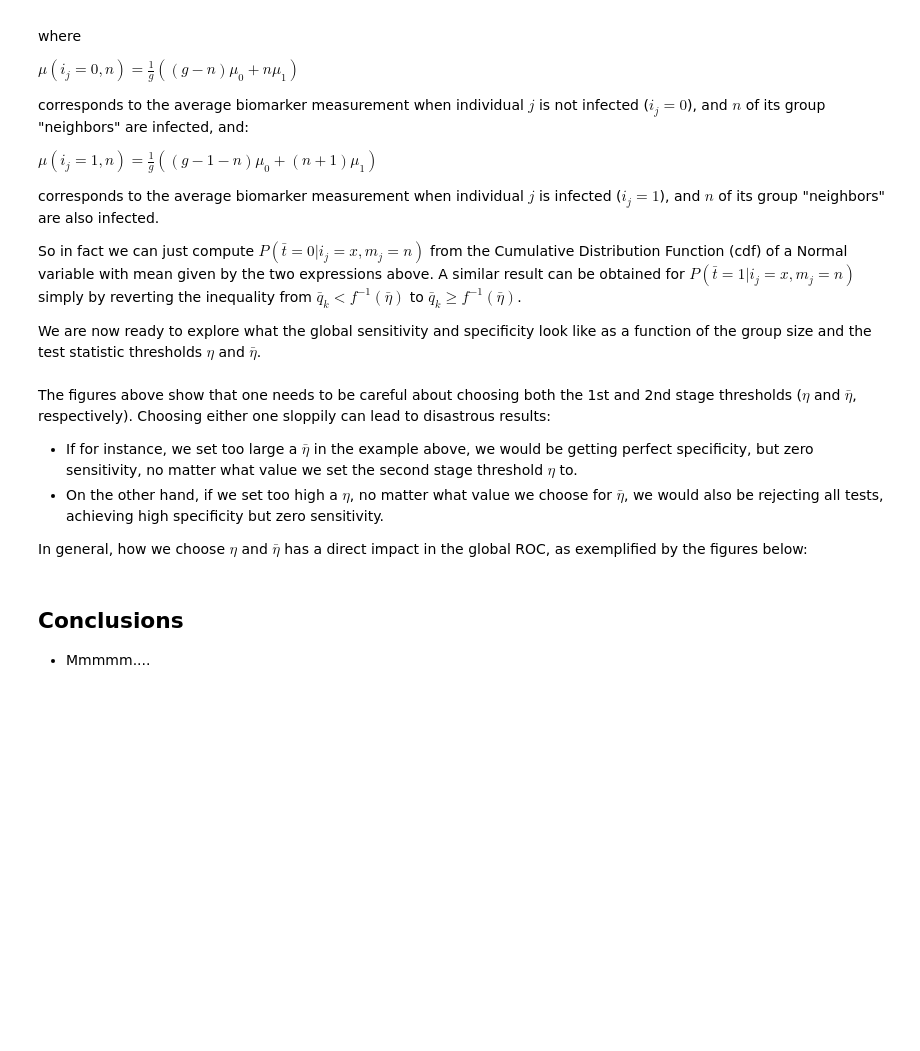
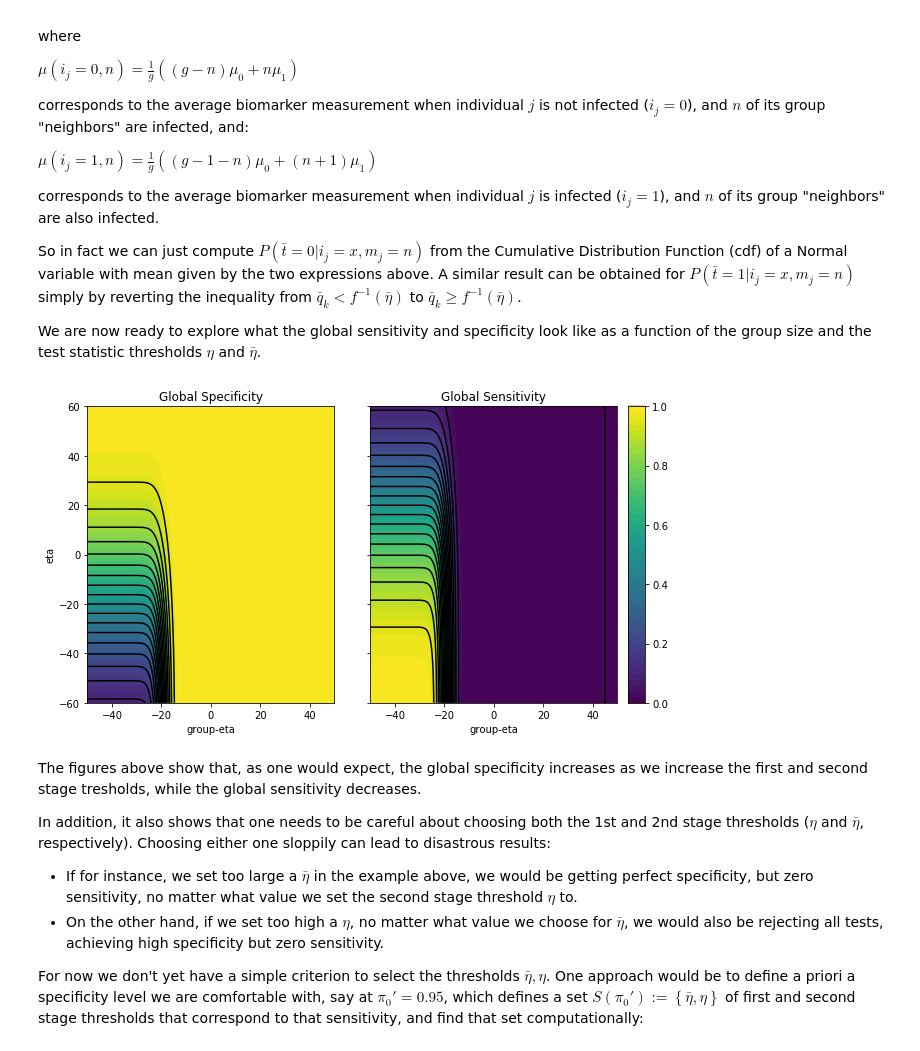
Before and after one commit to atibaup/group-testing, a Jupyter notebook: notebooks/1_group_testing_with_uncertainty.ipynb, the cells around one changed output. Cells and saved outputs as stored; diff of their text form; code cells hidden in the pictures; blank space fills up the shorter version.

```diff
--- a/notebooks/1_group_testing_with_uncertainty-v2.ipynb
+++ b/notebooks/1_group_testing_with_uncertainty.ipynb
@@ -468,33 +469,51 @@ specificities = global_specificity(group_eta_choices, eta_choices, mu_0, mu_1, s
 # %%
+mu_0 = -20
+mu_1 = 20
+sigma_q = 30
+eta_choices = np.linspace(-60, 60, 500)
+group_eta_choices = np.linspace(-50, 50, 300)
+group_sizes = 10
+p = 1e-2
+
+sensitivities = global_sensitivity(group_eta_choices, eta_choices, mu_0, mu_1, sigma_q, group_size, p)
+specificities = global_specificity(group_eta_choices, eta_choices, mu_0, mu_1, sigma_q, group_size, p)
+
 from mpl_toolkits.axes_grid1 import ImageGrid
 
 fig = plt.figure(figsize=(10, 20))
 
 grid = ImageGrid(fig, 111,
                  nrows_ncols=(1,2),
                  axes_pad=0.5,
                  share_all=True,
                  cbar_location="right",
                  cbar_mode="single",
                  cbar_size="7%",
                  cbar_pad=0.15)
 
-grid[0].imshow(specificities, vmin=0, vmax=1)
-im=grid[1].imshow(sensitivities, vmin=0, vmax=1)
+im=grid[0].contourf(group_eta_choices, eta_choices,specificities, levels=50, vmin=0, vmax=1)
+grid[0].contour(group_eta_choices, eta_choices, specificities, levels=20, colors='k')
+
+im=grid[1].contourf(group_eta_choices, eta_choices, sensitivities, levels=50, vmin=0, vmax=1)
+grid[1].contour(group_eta_choices, eta_choices, sensitivities, levels=20, colors='k')
 
 grid[1].cax.colorbar(im)
 grid[1].cax.toggle_label(True)
 
 grid[0].set_xlabel('group-eta')
 grid[0].set_ylabel('eta')
 grid[0].set_title('Global Specificity')
 grid[1].set_xlabel('group-eta')
 grid[1].set_title('Global Sensitivity')
 
 plt.show()
+# %% [output]
+[figure, added]
 # %% [markdown]
-The figures above show that one needs to be careful about choosing both the 1st and 2nd stage thresholds ($\eta$ and $\bar{\eta}$, respectively). Choosing either one sloppily can lead to disastrous results:
+The figures above show that, as one would expect, the global specificity increases as we increase the first and second stage tresholds, while the global sensitivity decreases.
+
+In addition, it also shows that one needs to be careful about choosing both the 1st and 2nd stage thresholds ($\eta$ and $\bar{\eta}$, respectively). Choosing either one sloppily can lead to disastrous results:
 * If for instance, we set too large a $\bar{\eta}$ in the example above, we would be getting perfect specificity, but zero sensitivity, no matter what value we set the second stage threshold $\eta$ to.
 * On the other hand, if we set too high a $\eta$, no matter what value we choose for $\bar{\eta}$, we would also be rejecting all tests, achieving high specificity but zero sensitivity.
 
-In general, how we choose $\eta$ and $\bar{\eta}$ has a direct impact in the global ROC, as exemplified by the figures below:
+For now we don't yet have a simple criterion to select the thresholds $\bar{\eta}, \eta$. One approach would be to define a priori a specificity level we are comfortable with, say at $\pi_0'=0.95$, which defines a set $S\left(\pi_0'\right):=\left\{\bar{\eta}, \eta\right\}$ of first and second stage thresholds that correspond to that sensitivity, and find that set computationally:
@@ -530,4 +519,0 @@ plt.show()
-# %% [markdown]
-## Conclusions
-
-* Mmmmm....
```
Also changed, not shown: parts of 10 cells of this notebook, 20 other files.
